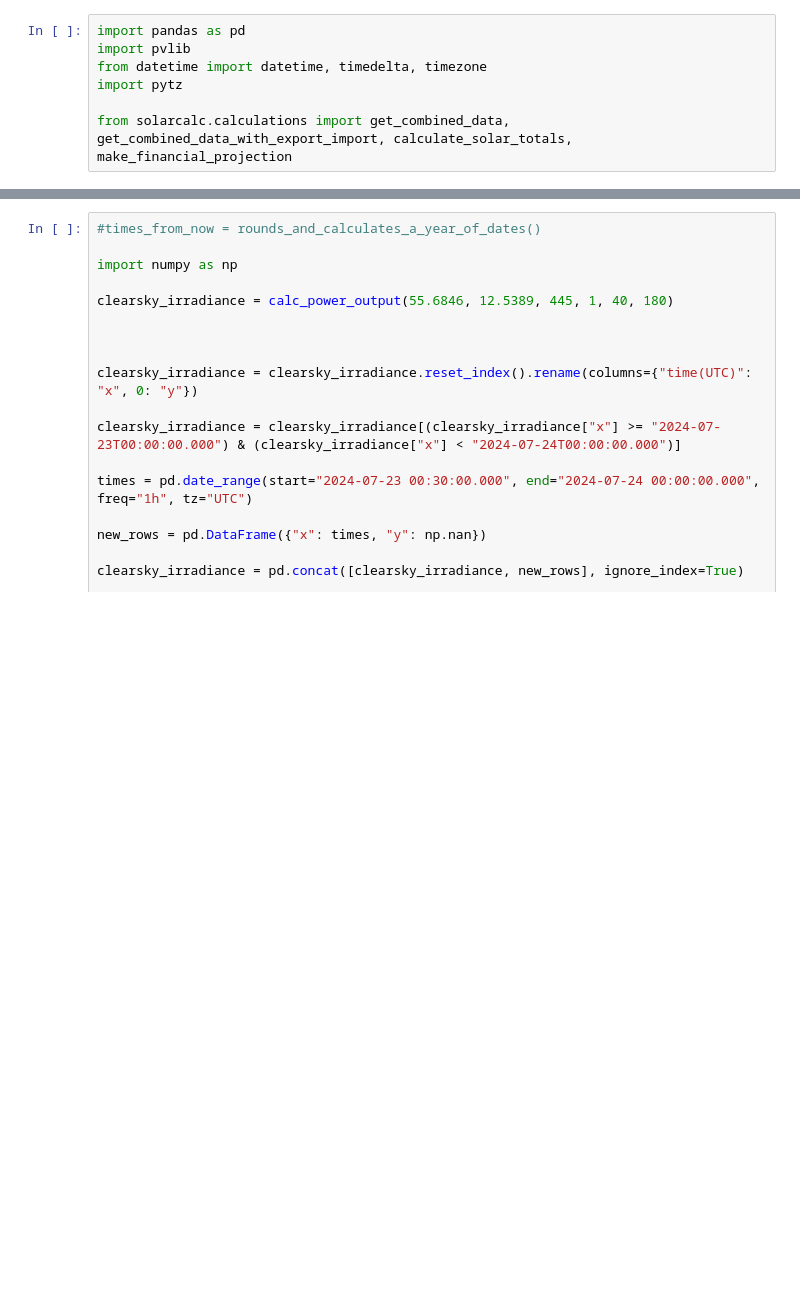
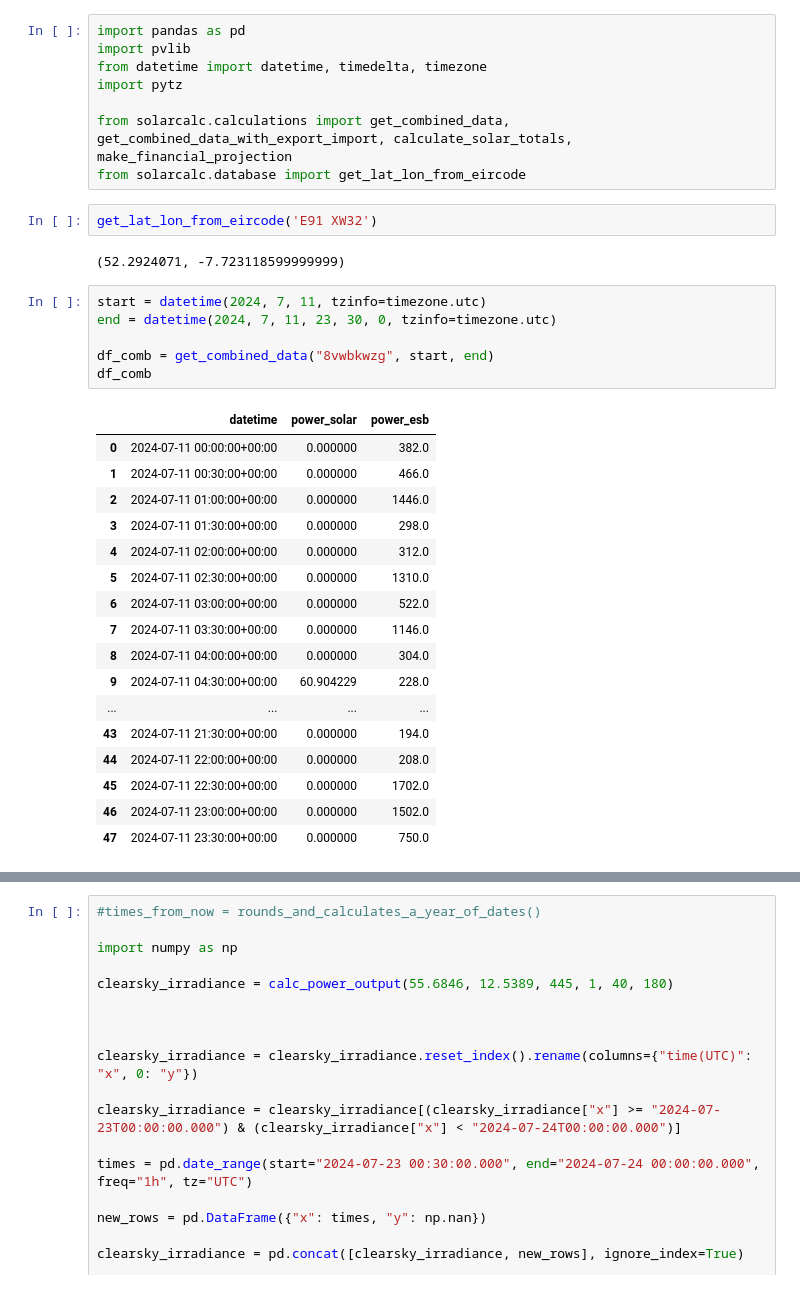
Before and after one commit to michealm110/ise-entrance-submission-project, a Jupyter notebook: solar.ipynb, the cells around one changed output, grey strips where cells are left out. Saved outputs shown, nothing was run; the diff lists cells and outputs as text; blank space fills up the shorter version.

```diff
--- a/solar.ipynb
+++ b/solar.ipynb
@@ -5,6 +5,35 @@ from datetime import datetime, timedelta, timezone
 import pytz
 
 from solarcalc.calculations import get_combined_data, get_combined_data_with_export_import, calculate_solar_totals, make_financial_projection
+from solarcalc.database import get_lat_lon_from_eircode
+# %%
+get_lat_lon_from_eircode('E91 XW32')
+# %% [output]
+(52.2924071, -7.723118599999999)
+# %%
+start = datetime(2024, 7, 11, tzinfo=timezone.utc)
+end = datetime(2024, 7, 11, 23, 30, 0, tzinfo=timezone.utc)
+
+df_comb = get_combined_data("8vwbkwzg", start, end)
+df_comb
+# %% [output]
+|  | datetime | power_solar | power_esb |
+| 0 | 2024-07-11 00:00:00+00:00 | 0.000000 | 382.0 |
+| 1 | 2024-07-11 00:30:00+00:00 | 0.000000 | 466.0 |
+| 2 | 2024-07-11 01:00:00+00:00 | 0.000000 | 1446.0 |
+| 3 | 2024-07-11 01:30:00+00:00 | 0.000000 | 298.0 |
+| 4 | 2024-07-11 02:00:00+00:00 | 0.000000 | 312.0 |
+| 5 | 2024-07-11 02:30:00+00:00 | 0.000000 | 1310.0 |
+| 6 | 2024-07-11 03:00:00+00:00 | 0.000000 | 522.0 |
+| 7 | 2024-07-11 03:30:00+00:00 | 0.000000 | 1146.0 |
+| 8 | 2024-07-11 04:00:00+00:00 | 0.000000 | 304.0 |
+| 9 | 2024-07-11 04:30:00+00:00 | 60.904229 | 228.0 |
+| ... | ... | ... | ... |
+| 43 | 2024-07-11 21:30:00+00:00 | 0.000000 | 194.0 |
+| 44 | 2024-07-11 22:00:00+00:00 | 0.000000 | 208.0 |
+| 45 | 2024-07-11 22:30:00+00:00 | 0.000000 | 1702.0 |
+| 46 | 2024-07-11 23:00:00+00:00 | 0.000000 | 1502.0 |
+| 47 | 2024-07-11 23:30:00+00:00 | 0.000000 | 750.0 |
 # %%
 
 
```
Also changed, not shown: parts of 2 cells of this notebook, 6 other files.
